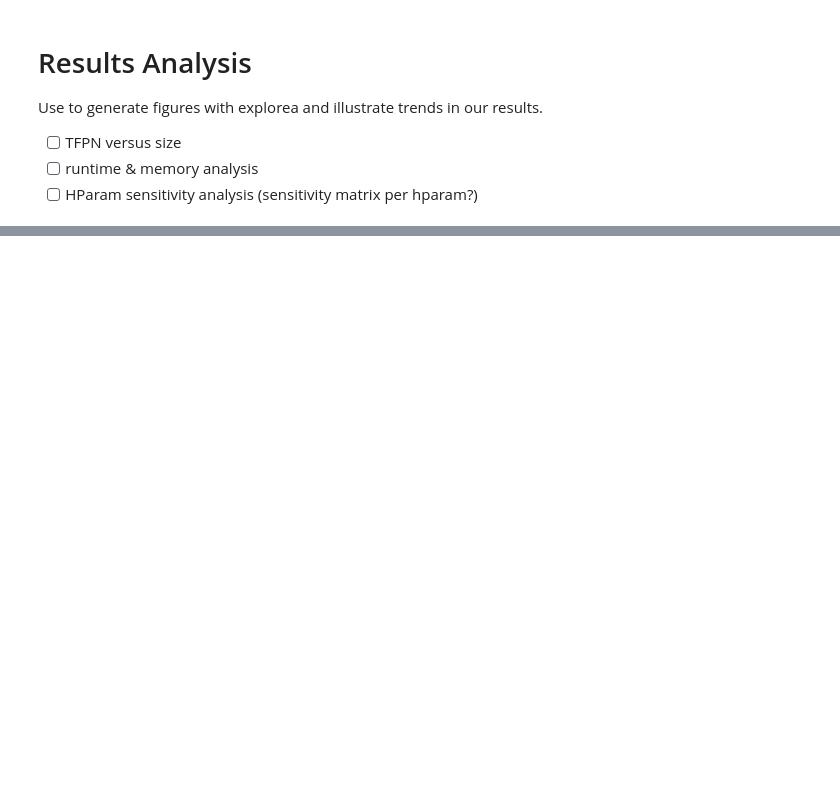
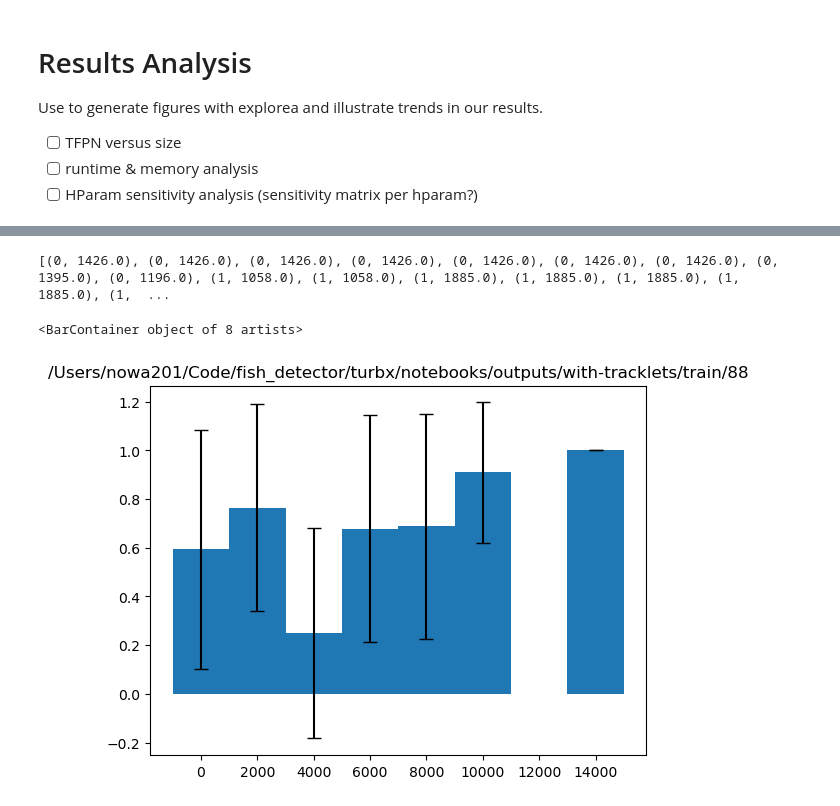
Before and after one commit to tsnowak/pnnl-tunamelt, a Jupyter notebook: notebooks/05-results-analysis.ipynb, the cells around one changed output, grey strips where cells are left out. Saved outputs shown, nothing was run; the diff lists cells and outputs as text; code cells hidden in the pictures; blank space fills up the shorter version.

```diff
--- a/notebooks/05-results-analysis.ipynb
+++ b/notebooks/05-results-analysis.ipynb
@@ -38,0 +203,33 @@ def calc_avg_target_size(tracks, preds):
+# %%
+print(pos_preds[:20])
+sorted_pos_preds = sorted(pos_preds, key=lambda x: x[1])
+
+# bin preds by size
+bin_size = 2000
+binned_list = [[] for x in range(ceil(max([y[1] for y in pos_preds])/bin_size))]
+for x in pos_preds:
+    bin = floor(x[1]/bin_size)
+    binned_list[bin].append(x)
+
+bin_stats = []
+for idx, bin in enumerate(binned_list):
+    bin_preds = [x[0] for x in bin]
+    bin_sizes = [x[1] for x in bin]
+    bin_mean = np.mean(bin_preds)
+    bin_std = np.std(bin_preds)
+    bin_stats.append((bin_mean, bin_std, (idx*bin_size, (idx+1)*bin_size)))
+
+fig, ax = plt.subplots()
+# x_start, height, width (list of 100s)
+plt.title(f"{base_path}")
+plt.bar([x[2][0] for x in bin_stats], height=[x[0] for x in bin_stats], width=[bin_size for _ in bin_stats], yerr=[x[1] for x in bin_stats], ecolor='black', capsize=5)
+#true_pos_preds = [x[1] for x in pos_preds if x[0] == 1]
+#false_pos_preds = [x[1] for x in pos_preds if x[0] == 0]
+#ax.scatter([x[1] for x in pos_preds], [x[0] for x in pos_preds], )
+#ax.hist(true_pos_preds, bins=50)
+#ax.hist(false_pos_preds, bins=50)
+#ax.set_xscale("log")
+# %% [output]
+[(0, 1426.0), (0, 1426.0), (0, 1426.0), (0, 1426.0), (0, 1426.0), (0, 1426.0), (0, 1426.0), (0, 1395.0), (0, 1196.0), (1, 1058.0), (1, 1058.0), (1, 1885.0), (1, 1885.0), (1, 1885.0), (1, 1885.0), (1,  ...
+<BarContainer object of 8 artists>
+[figure, added]
```
Also changed, not shown: parts of 11 cells of this notebook, 5 other files.
